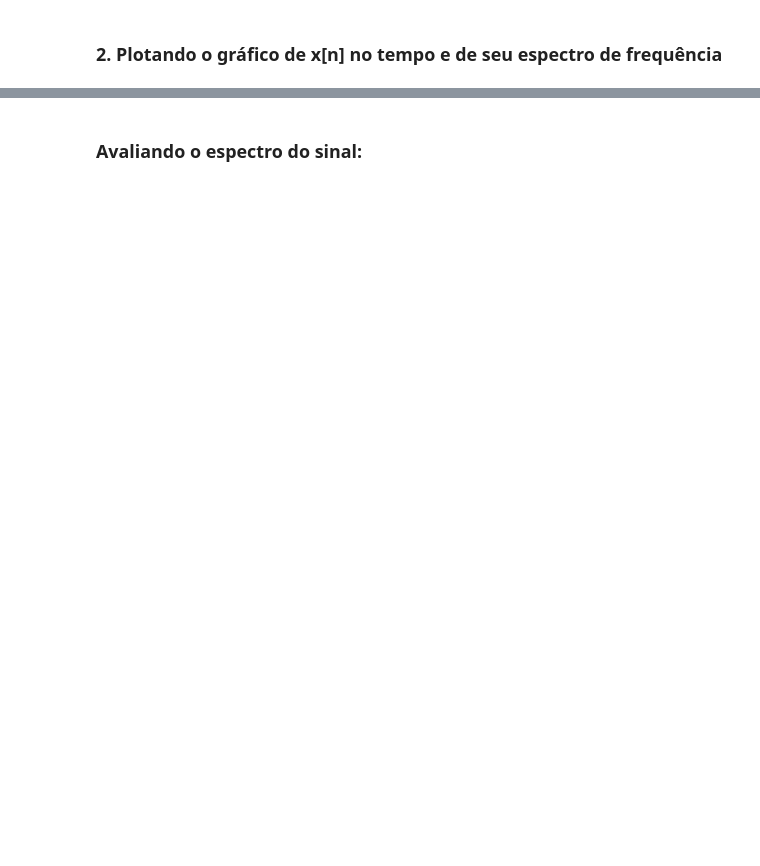
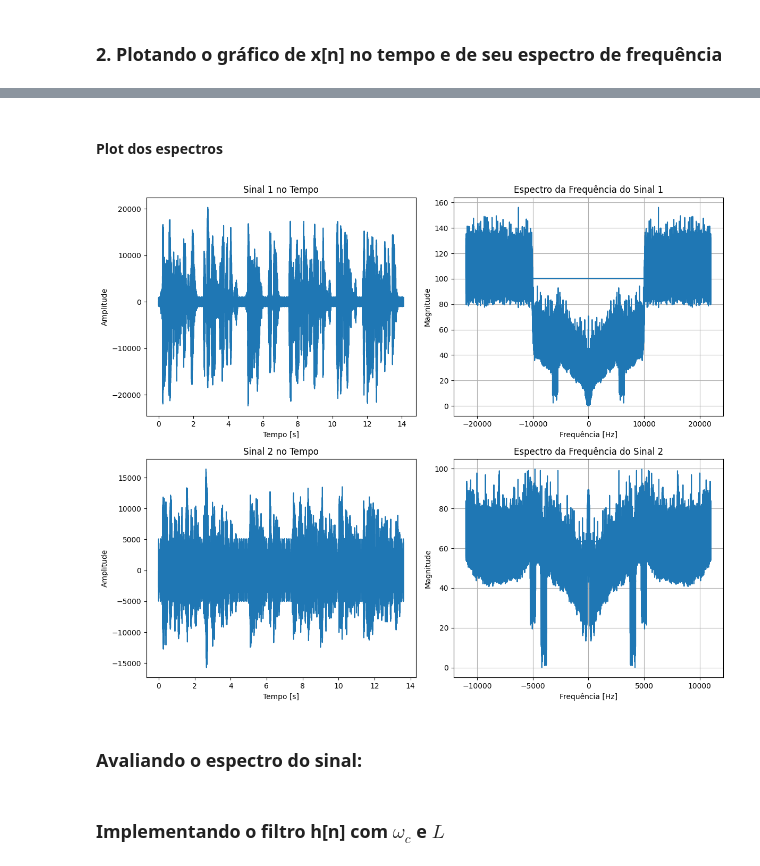
Before and after one commit to mateusribeirog/Filtro-Passa-Baixo, a Jupyter notebook: notebooks/1.ipynb, the cells around one changed output, grey strips where cells are left out. Saved outputs shown, nothing was run; the diff lists cells and outputs as text; code cells hidden in the pictures; blank space fills up the shorter version.

```diff
--- a/notebooks/1.ipynb
+++ b/notebooks/1.ipynb
@@ -68,6 +73,7 @@ sample_rates = [sample_rate_1, sample_rate_2]
 ts = [t1, t2]
 ffts = [signal_1_f, signal_2_f]
 fs = [s1f, s2f]
+spectrums = list(map(spectrum, ffts))
 # %%
 plt.figure(figsize=(12, 10))
 
@@ -92,2 +100,29 @@ plt.show()
+# %% [markdown]
+#### Plot dos espectros
+# %%
+plt.figure(figsize=(12, 10))
+
+for i in range(len(signals)):
+    # Sinal no tempo
+    plt.subplot(len(signals), 2, 2*i + 1)
+    plt.plot(ts[i], signals[i])
+    plt.title(f'Sinal {i+1} no Tempo')
+    plt.xlabel('Tempo [s]')
+    plt.ylabel('Amplitude')
+
+    #frequência
+    plt.subplot(len(signals), 2, 2*i + 2)
+    plt.plot(fs[i], np.abs(spectrums[i]))
+    plt.title(f'Espectro da Frequência do Sinal {i+1}')
+    plt.xlabel('Frequência [Hz]')
+    plt.ylabel('Magnitude')
+    plt.grid()
+
+plt.tight_layout()
+plt.show()
+# %% [output]
+[figure, added]
 # %% [markdown]
 ### Avaliando o espectro do sinal:
+# %% [markdown]
+### Implementando o filtro h[n] com $\omega_c$ e $L$
```
Also changed, not shown: parts of 2 cells of this notebook.
